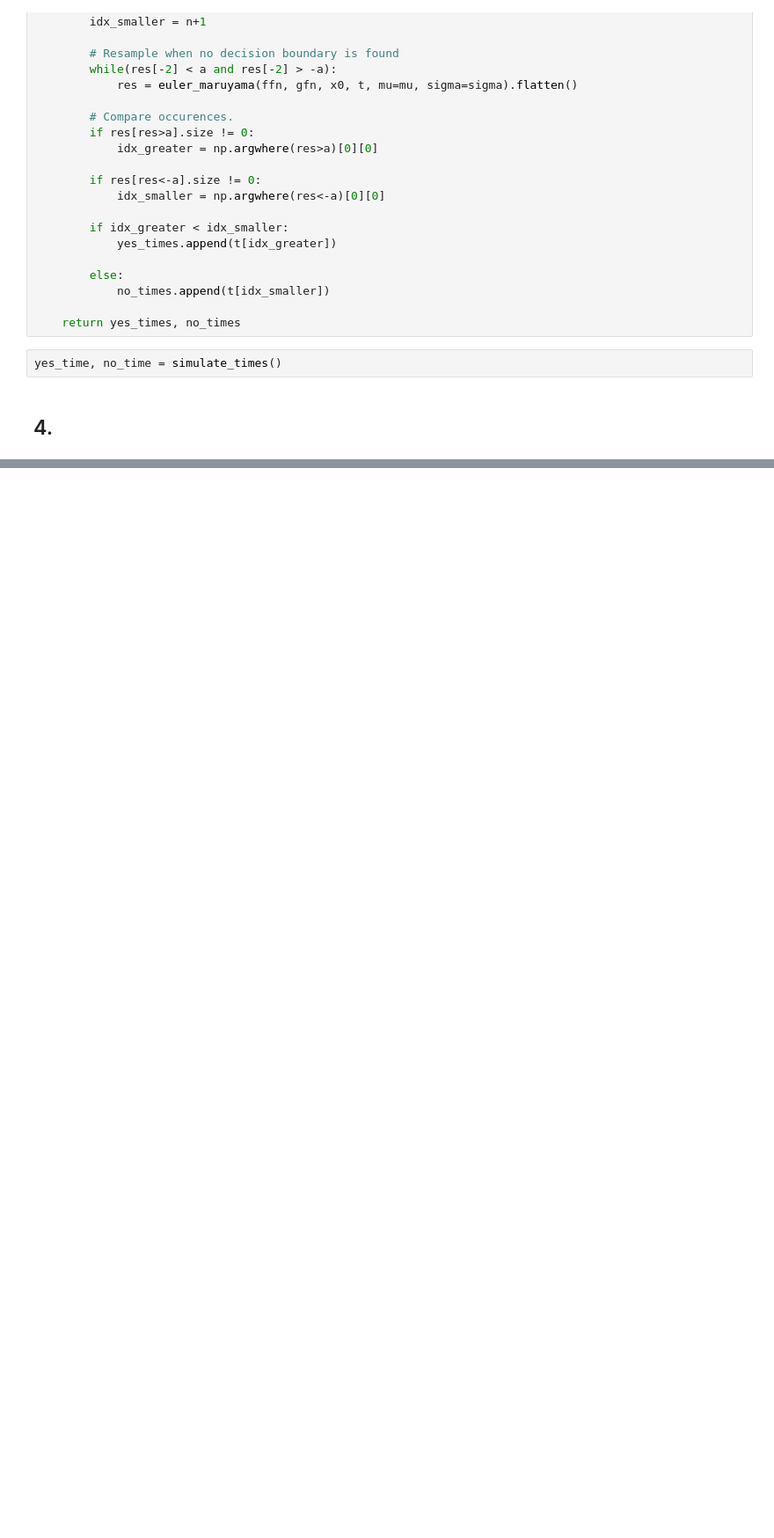
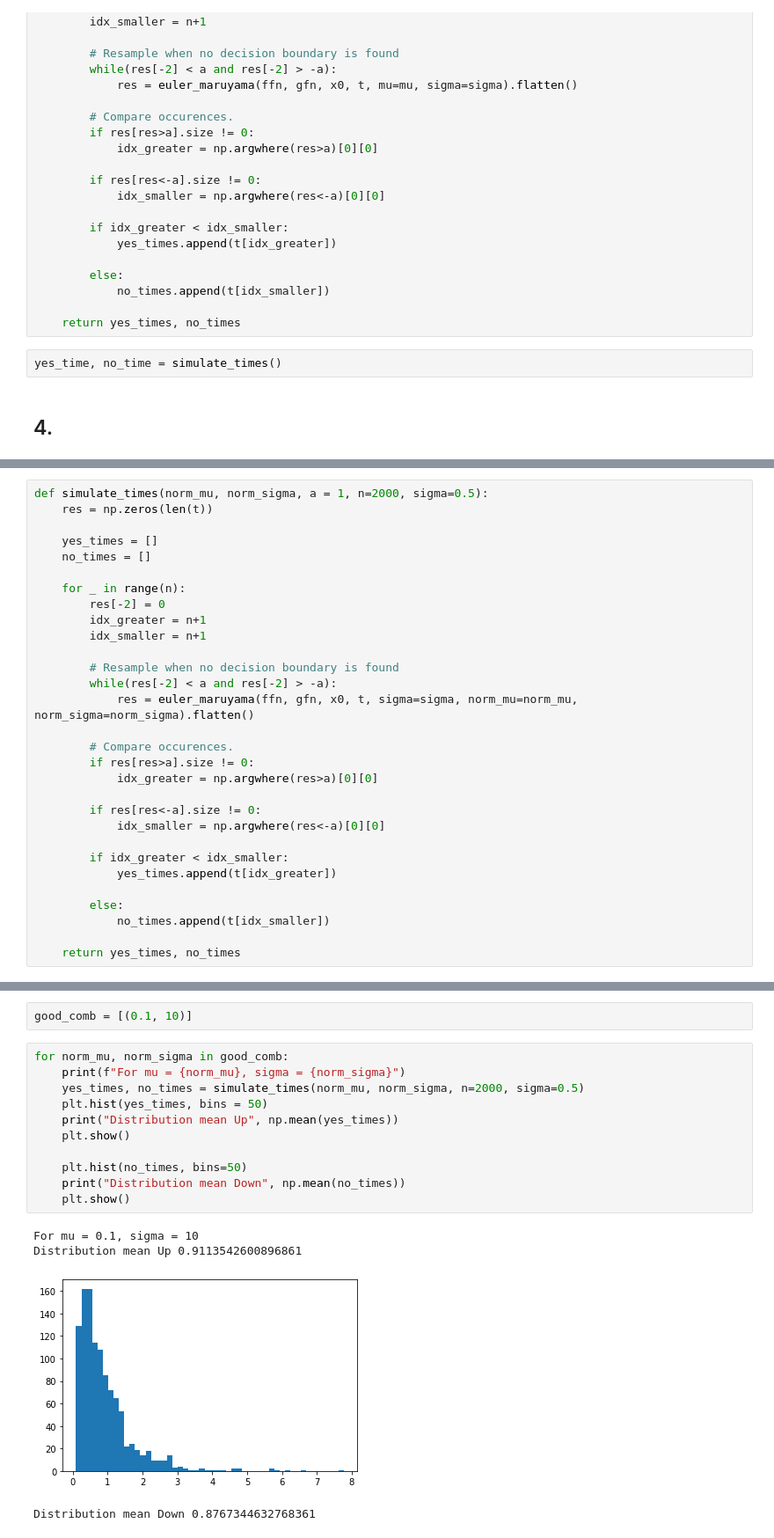
Before and after one commit to DorotheaMueller/mhbf, a Jupyter notebook: ex_6_budding_mueller.ipynb, the cells around one changed output, grey strips where cells are left out. Shown at 88% size. Drawn from its saved outputs; the diff is of its cells as text; blank space fills up the shorter version.

```diff
--- a/ex_6_budding_mueller.ipynb
+++ b/ex_6_budding_mueller.ipynb
@@ -149,0 +172,30 @@ Mean for Down: 3.607016491754123
+# %%
+def simulate_times(norm_mu, norm_sigma, a = 1, n=2000, sigma=0.5):
+    res = np.zeros(len(t))
+
+    yes_times = []
+    no_times = []
+
+    for _ in range(n):
+        res[-2] = 0
+        idx_greater = n+1
+        idx_smaller = n+1
+
+        # Resample when no decision boundary is found
+        while(res[-2] < a and res[-2] > -a):
+            res = euler_maruyama(ffn, gfn, x0, t, sigma=sigma, norm_mu=norm_mu, norm_sigma=norm_sigma).flatten()
+
+        # Compare occurences.
+        if res[res>a].size != 0:
+            idx_greater = np.argwhere(res>a)[0][0]
+
+        if res[res<-a].size != 0:
+            idx_smaller = np.argwhere(res<-a)[0][0]
+
+        if idx_greater < idx_smaller:
+            yes_times.append(t[idx_greater])
+
+        else:
+            no_times.append(t[idx_smaller])
+
+    return yes_times, no_times
@@ -149,0 +236,18 @@ Mean for Down: 3.607016491754123
+# %%
+good_comb = [(0.1, 10)]
+# %%
+for norm_mu, norm_sigma in good_comb:
+    print(f"For mu = {norm_mu}, sigma = {norm_sigma}")
+    yes_times, no_times = simulate_times(norm_mu, norm_sigma, n=2000, sigma=0.5)
+    plt.hist(yes_times, bins = 50)
+    print("Distribution mean Up", np.mean(yes_times))
+    plt.show()
+
+    plt.hist(no_times, bins=50)
+    print("Distribution mean Down", np.mean(no_times))
+    plt.show()
+# %% [output]
+For mu = 0.1, sigma = 10
+Distribution mean Up 0.9113542600896861
+[figure, added]
+Distribution mean Down 0.8767344632768361
```
Also changed, not shown: parts of 13 cells of this notebook.
